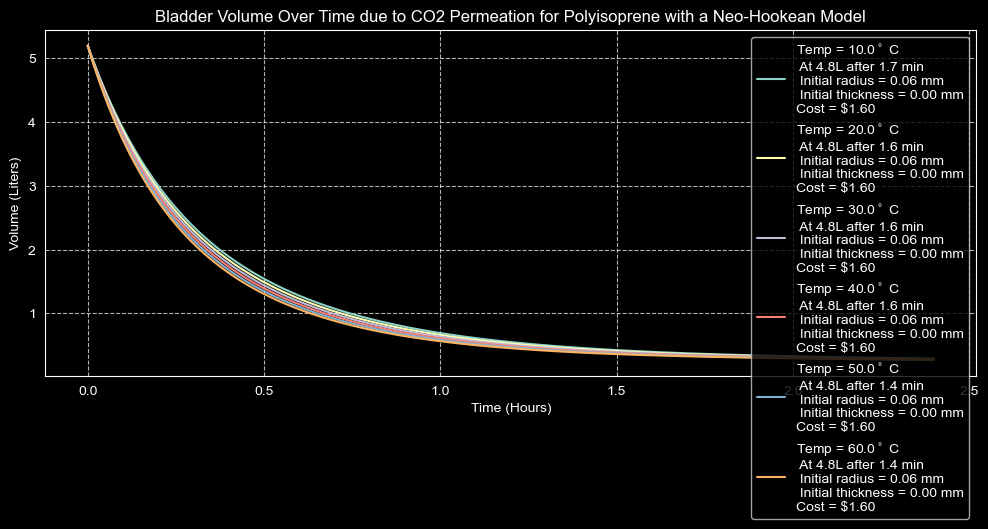
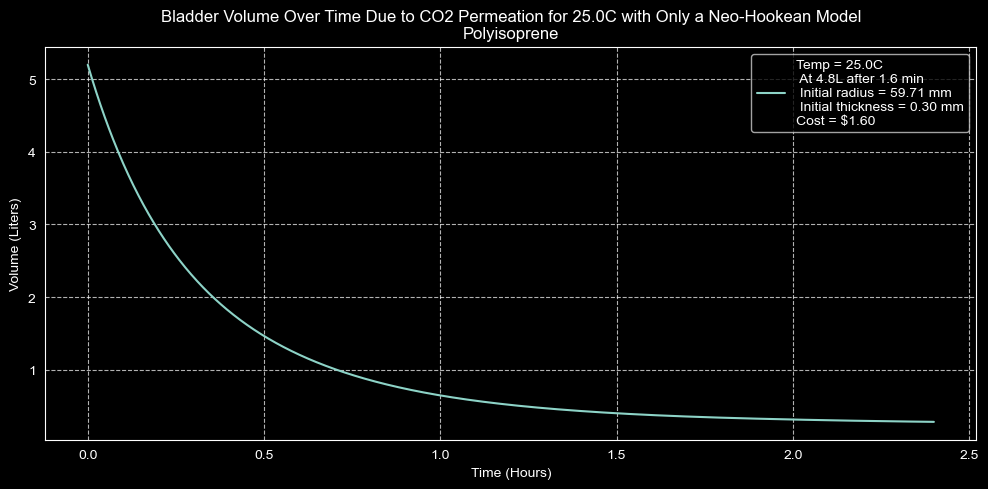
Unified diff of the notebook cell whose output changed from the first chart to the second:
--- before
+++ after
@@ -1,5 +1,9 @@
 timeLength=8640 #Change this to change the timescale over which you want to look over. In seconds. 86400 is 24hrs
 
-plotRangeTemps=checkbox.value
+plotRangeTemps=checkboxTemp.value
+
+plotNeo=checkboxNeoHook.value
+
+plotYoung=checkboxYoungMod.value
 
 plt.figure(figsize=(10,5)) #Create figure, arb figsize for now
@@ -11,11 +15,32 @@
 currentTemperature=Temp #First set temperature as the initial temp as per our input - always set to room temp, cnt be bothered to change input
 
-intersected=False
+timeAtThreshold=0
 
-timeAtThreshold=0
+#Make the titles good for both the filename and the graph title
+
+if plotRangeTemps:
+    titleTemp='a Range of Temperatures'
+else:
+    titleTemp=f'{currentTemperature-273.15}C'
+
+if plotYoung and plotNeo:
+    titleModel='Young and Neo-Hookean'
+elif plotNeo:
+    titleModel=f'Only a Neo-Hookean'
+else:
+    titleModel=f'Only Youngs'
+
+
+#Save file to designated folder with filename defined
+
+output_folder = r"C:\Users\nikol\OneDrive - Australian National University\Documents\University\Y3S1\TaSP\Big Project"
+
+fileName=f'{Name}_{titleTemp}_{titleModel} Model.png'
+
+savePath=os.path.join(output_folder,fileName)
 
 
 def plotLabel(tempLabel, intersectPoint):
-    label=f'Temp = {tempLabel-273.15}$^\circ$ C \n At 4.8L after {intersectPoint:.1f} min\n Initial radius = {opt_r_0:.2f} mm\n Initial thickness = {opt_T_0:.2f} mm\nCost = ${cost:.2f}'
+    label=f'Temp = {tempLabel-273.15}C \n At 4.8L after {intersectPoint:.1f} min\n Initial radius = {opt_r_0*1e3:.2f} mm\n Initial thickness = {opt_T_0*1e3:.2f} mm\nCost = ${cost:.2f}'
 
     return label
@@ -59,10 +84,12 @@
     plotCurve()
 
-plt.title(f'Bladder Volume Over Time due to CO2 Permeation for {Name} with a Neo-Hookean Model')
+
+plt.title(f'Bladder Volume Over Time Due to CO2 Permeation for {titleTemp} with {titleModel} Model\n{Name}')
 plt.xlabel('Time (Hours)')
 plt.ylabel('Volume (Liters)')
 plt.grid(True, linestyle='--', alpha=0.7)
-plt.legend()
 plt.tight_layout()
 
+plt.savefig(savePath, dpi=300, bbox_inches='tight')
+
 plt.show()

Commit: Have automated the plot title and made it save to my PC automatically